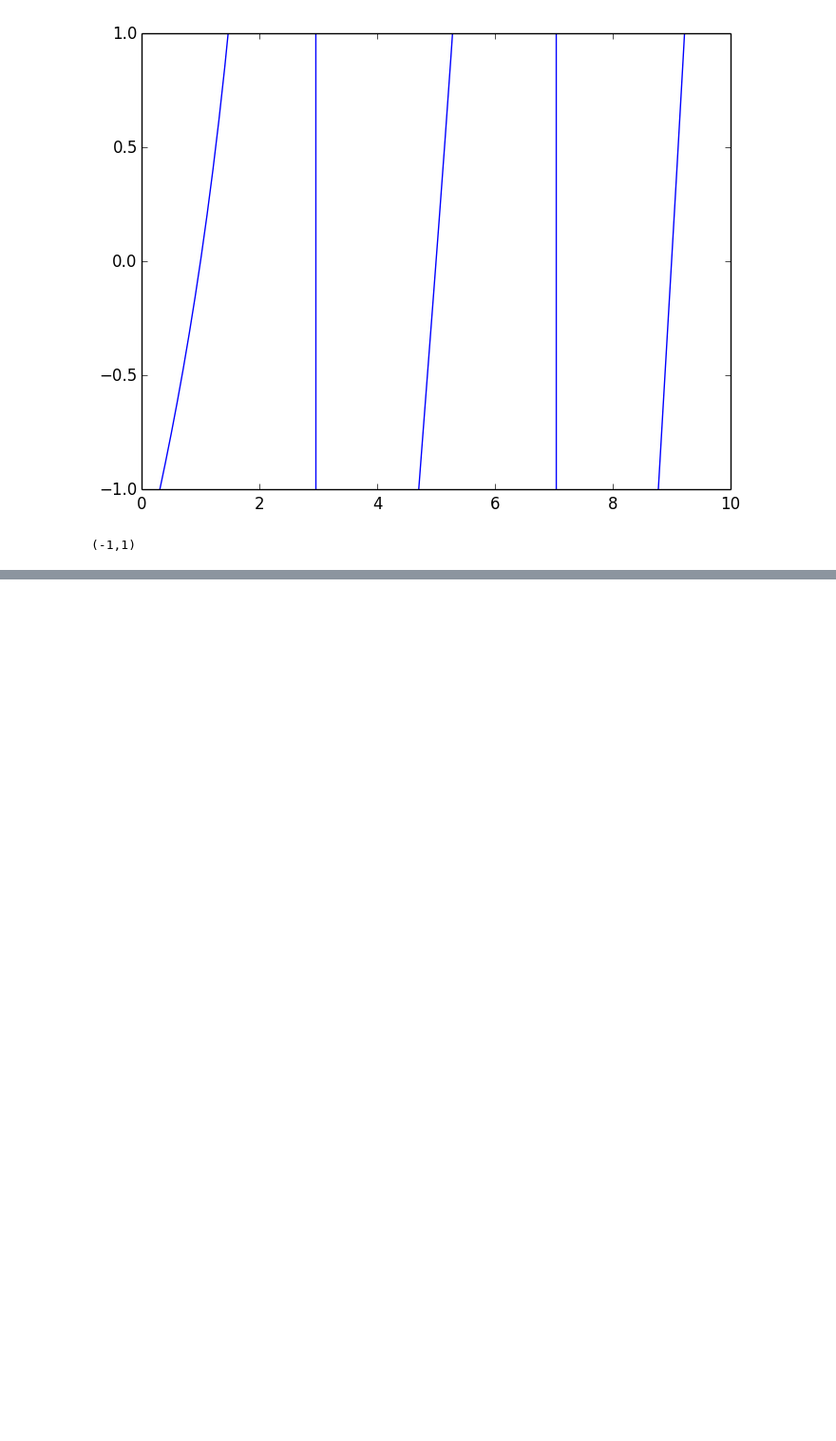
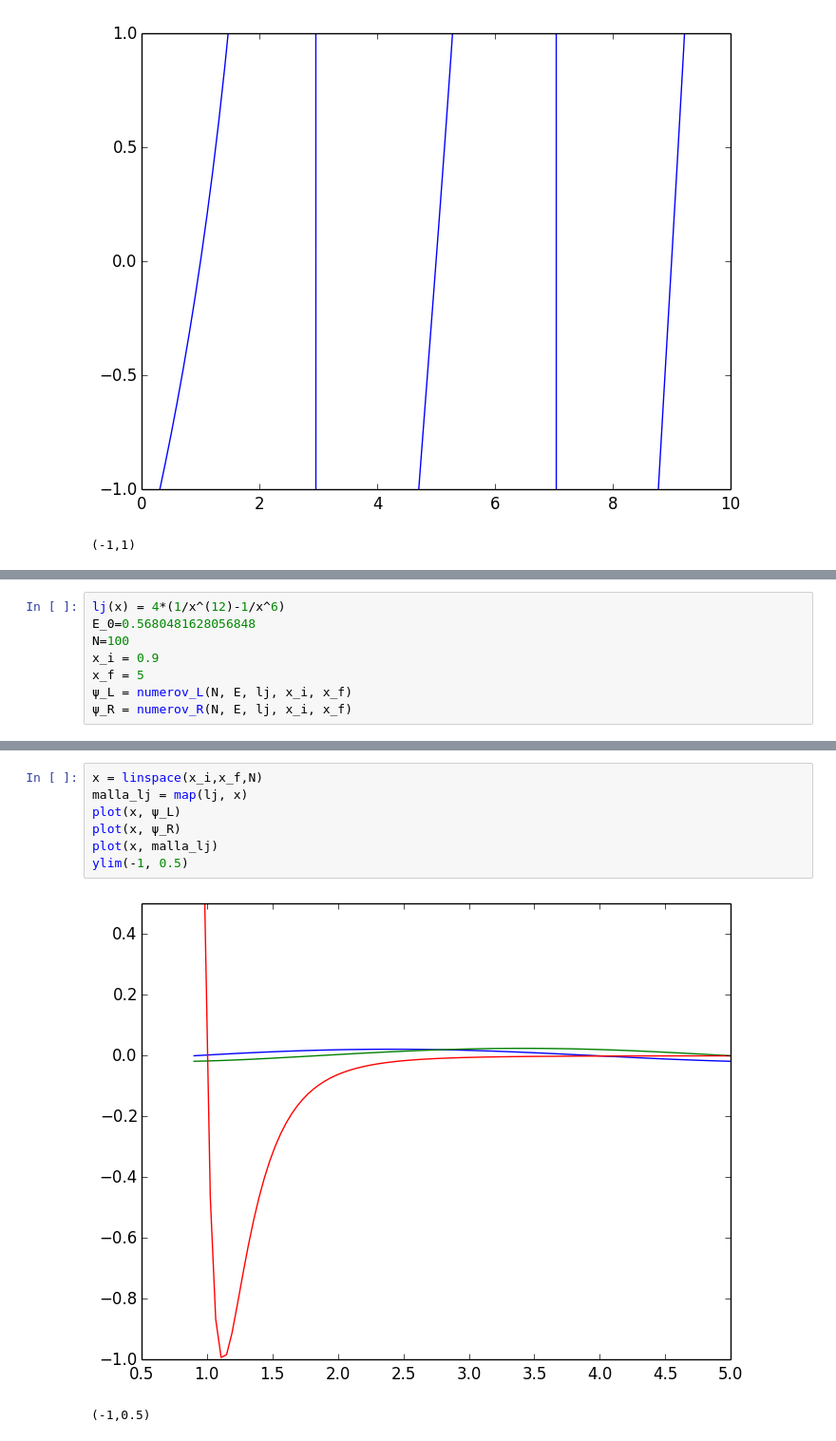
Before and after one commit to davidamaro/finalcompu, a Jupyter notebook: trabajo.ipynb, the cells around one changed output, grey strips where cells are left out. Shown at 95% size. Drawn from its saved outputs; the diff is of its cells as text; blank space fills up the shorter version.

```diff
--- a/trabajo.ipynb
+++ b/trabajo.ipynb
@@ -468,0 +470,8 @@ E_0 = bisec(4, 6, 1, (u->empata_func(N, u, V_o, x_i, x_f, 0)))
+# %%
+lj(x) = 4*(1/x^(12)-1/x^6)
+E_0=0.5680481628056848
+N=100
+x_i = 0.9
+x_f = 5
+ψ_L = numerov_L(N, E, lj, x_i, x_f)
+ψ_R = numerov_R(N, E, lj, x_i, x_f)
@@ -468,0 +496,10 @@ E_0 = bisec(4, 6, 1, (u->empata_func(N, u, V_o, x_i, x_f, 0)))
+# %%
+x = linspace(x_i,x_f,N)
+malla_lj = map(lj, x)
+plot(x, ψ_L)
+plot(x, ψ_R)
+plot(x, malla_lj)
+ylim(-1, 0.5)
+# %% [output]
+[figure, added]
+(-1,0.5)
```
Also changed, not shown: parts of 8 cells of this notebook.
